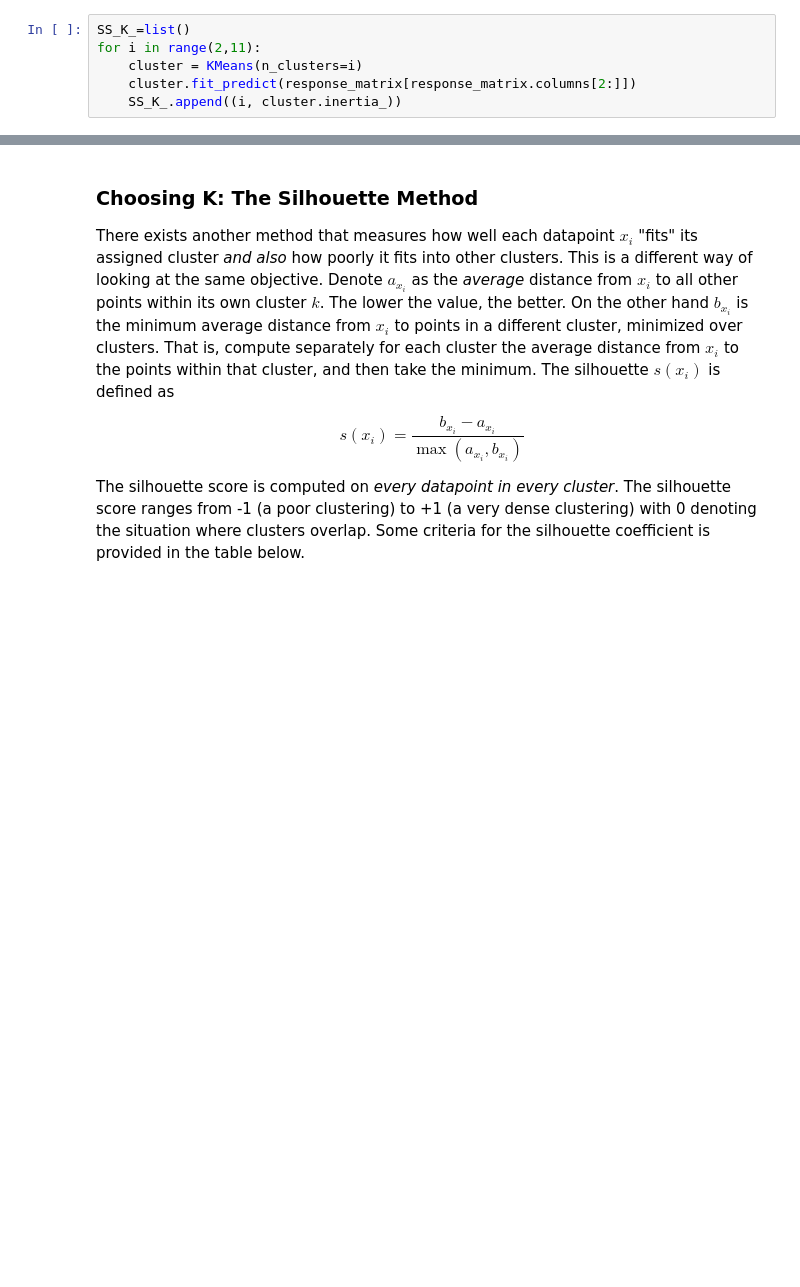
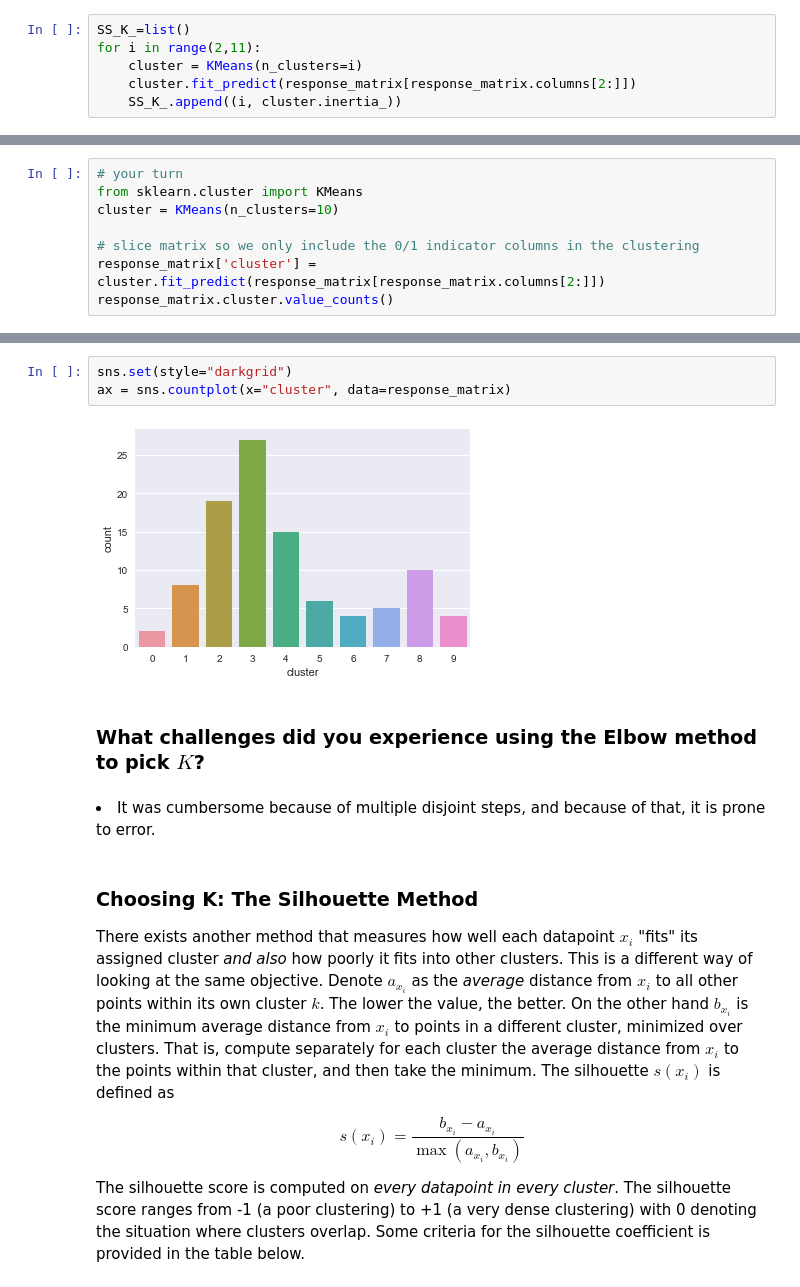
Before and after one commit to tanaysd/Data-Science-Springboard, a Jupyter notebook: 11_5_3_Customer_Segmentation_Clustering.ipynb, the cells around one changed output, grey strips where cells are left out. Drawn from its saved outputs; the diff is of its cells as text; blank space fills up the shorter version.

```diff
--- a/11_5_3_Customer_Segmentation_Clustering.ipynb
+++ b/11_5_3_Customer_Segmentation_Clustering.ipynb
@@ -194,0 +196,8 @@ _=plt.bar(xs, ys)
+# %%
+# your turn
+from sklearn.cluster import KMeans
+cluster = KMeans(n_clusters=10)
+
+# slice matrix so we only include the 0/1 indicator columns in the clustering
+response_matrix['cluster'] = cluster.fit_predict(response_matrix[response_matrix.columns[2:]])
+response_matrix.cluster.value_counts()
@@ -195,3 +216,12 @@ _=plt.bar(xs, ys)
+# %%
+sns.set(style="darkgrid")
+ax = sns.countplot(x="cluster", data=response_matrix)
+# %% [output]
+[figure, added]
+# %% [markdown]
+### What challenges did you experience using the Elbow method to pick $K$?
+# %% [markdown]
+<li> It was cumbersome because of multiple disjoint steps, and because of that, it is prone to error.
 # %% [markdown]
 ### Choosing K: The Silhouette Method
 
```
Also changed, not shown: parts of 9 cells of this notebook.
